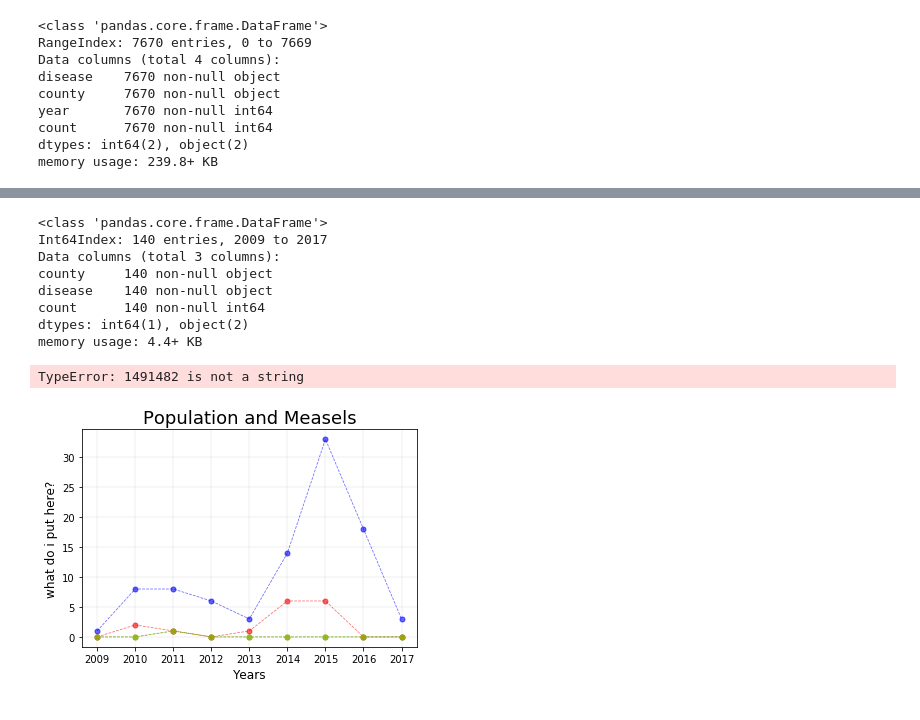
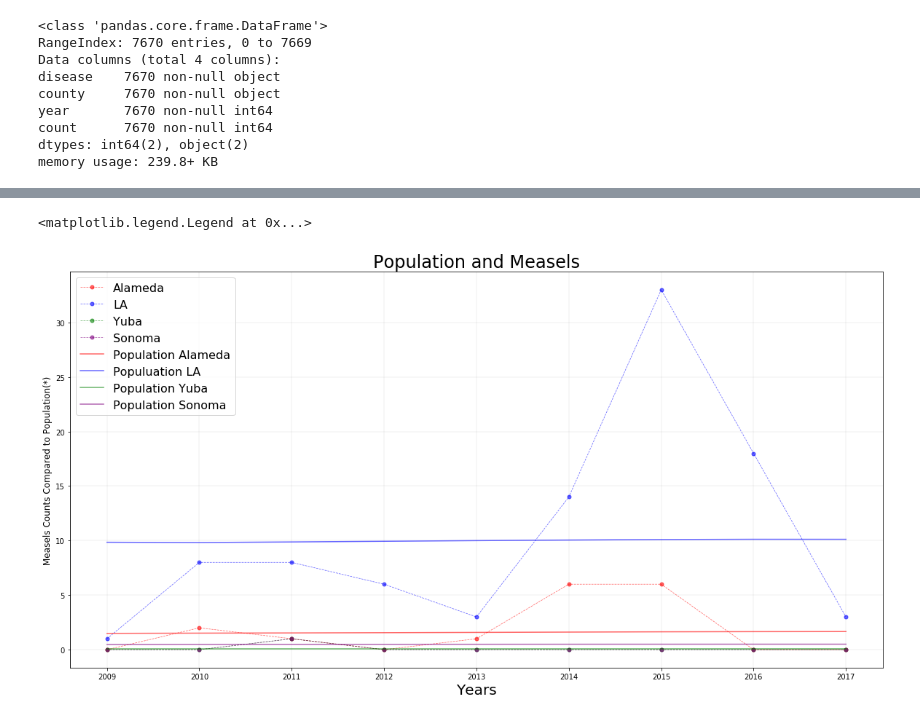
Before and after one commit to GCutaiar/group-project1, a Jupyter notebook: Resource/project1_read_csv_clay.ipynb, the cells around one changed output, grey strips where cells are left out. Saved outputs shown, nothing was run; the diff lists cells and outputs as text; code cells hidden in the pictures.

Commit message:
measels scatter for review

```diff
--- a/Resource/project1_read_csv_clay.ipynb
+++ b/Resource/project1_read_csv_clay.ipynb
@@ -12,11 +12,14 @@ Vax_Data = pd.read_csv("vaccine-preventable-disease-cases-by-county-and-year-2.c
 
 file = 'Population_Data.csv'
 
+#mung population data
 pop_read = pd.read_csv(file)
 pop_read
 pop_years = pop_read.drop(['2018'], axis = 1)
-pop_years.info()
-#pop_years_fin = pop_years.set_index("County")
-#pop_years_for_plot = pop_years.as_type(string)
-#pop_plot = pop_years_fin.to_string
-#pop_plot
+
+#mung poplutiaon data for plotting with population vs. disease count
+#diesease counts rarley grew to 300, so popluation size of millions have to be
+#scaled down to fit on a graph for visual comparison with hundreds of disease counts
+pop_years_fin = pop_years.set_index("County")
+pop_years_fin = pop_years_fin.values*.000001
+pop_for_scatter = pd.DataFrame(pop_years_fin)
@@ -143,7 +110,6 @@ dd_measles_09.head()
 dyr = dd_complete_4.set_index('year')
 dyrs = dyr.drop([2001, 2002, 2003, 2004, 2005, 2006, 2007, 2008])
 
-dyrs.info()
 ddyr_alameda = dyrs[dyrs["county"]== "Alameda"]
 ddyr_alameda_meas = ddyr_alameda[ddyr_alameda["disease"]== "Measles"]
 
@@ -155,38 +121,43 @@ ddyr_yuba_meas = ddyr_yuba[ddyr_yuba["disease"]== "Measles"]
 
 ddyr_sonoma = dyrs[dyrs["county"]== "Sonoma"]
 ddyr_sonoma_meas = ddyr_sonoma[ddyr_sonoma["disease"]== "Measles"]
-# %% [output]
-<class 'pandas.core.frame.DataFrame'>
-Int64Index: 140 entries, 2009 to 2017
-Data columns (total 3 columns):
-county     140 non-null object
-disease    140 non-null object
-count      140 non-null int64
-dtypes: int64(1), object(2)
-memory usage: 4.4+ KB
 # %%
 #mung population data to fit plot size
 # %%
-#cheap ass typing more:
+
 x_axis = ["2009", "2010", "2011", "2012", "2013", "2014", "2015", "2016", "2017"]
 
-#setting up Measels plot
-plt.title('Population and Measels', fontsize = 18)
-plt.xlabel('Years', fontsize = 12)
-plt.ylabel('what do i put here?', fontsize= 12)
+#made the figure bigger to showcase the info best
+plt.figure(figsize=(20,10))
+
+#setting up Measels plot lables, titles, etc.
+plt.title('Population and Measels', fontsize = 24)
+plt.xlabel('Years', fontsize=20)
+plt.ylabel('Measels Counts Compared to Population(*)', fontsize= 12)
 plt.grid(color='grey', linestyle='-', linewidth=0.25, alpha=0.5)
 
 #measles by 4 counties and years
-plt.plot(x_axis, ddyr_alameda_meas.iloc[:,2], marker = 'o', markersize=5, linestyle="--", linewidth=0.75, color = 'r', alpha = 0.6, label = "Alameda",)
-plt.plot(x_axis, ddyr_la_meas.iloc[:,2], marker = 'o', markersize=5, linestyle="--", linewidth=0.75, color = 'b', alpha = 0.6, label = "LA",)
-plt.plot(x_axis, ddyr_yuba_meas.iloc[:,2], marker = 'o', markersize=5, linestyle="--", linewidth=0.75, color = 'g', alpha = 0.6, label = "Yuba",)
-plt.plot(x_axis, ddyr_sonoma_meas.iloc[:,2], marker = 'o', markersize=5, linestyle="--", linewidth=0.75, color = 'y', alpha = 0.6, label = "Sonoma",)
+plt.plot(x_axis, ddyr_alameda_meas.iloc[:,2], marker = 'o', markersize=5,
+         linestyle="--", linewidth=0.75, color = 'r', alpha = 0.6, label = "Alameda",)
+plt.plot(x_axis, ddyr_la_meas.iloc[:,2], marker = 'o', markersize=5,
+         linestyle="--", linewidth=0.75, color = 'b', alpha = 0.6, label = "LA",)
+plt.plot(x_axis, ddyr_yuba_meas.iloc[:,2], marker = 'o', markersize=5,
+         linestyle="--", linewidth=0.75, color = 'g', alpha = 0.6, label = "Yuba",)
+plt.plot(x_axis, ddyr_sonoma_meas.iloc[:,2], marker = 'o', markersize=5,
+         linestyle="--", linewidth=0.75, color = 'purple', alpha = 0.6, label = "Sonoma",)
+
+plt.legend(fontsize = 16)
 
 #population by 4 counties and years
-plt.plot(x_axis, pop_years_for_plot.iloc[0,:])
-
+# put this here for reference: al = 0, LA = 3, Y = 14, Son = 12
+plt.plot(x_axis, pop_for_scatter.iloc[0,:], color = 'r', alpha = 0.6, label = "Population Alameda")
+plt.plot(x_axis, pop_for_scatter.iloc[3,:], color = 'b', alpha = 0.6, label = "Populuation LA")
+plt.plot(x_axis, pop_for_scatter.iloc[14,:], color = 'g', alpha = 0.6, label = "Population Yuba")
+plt.plot(x_axis, pop_for_scatter.iloc[12,:], color = 'purple', alpha = 0.6, label = "Population Sonoma")
 
 plt.legend(fontsize = 16)
+
+#quick analysis = amounts of disease followed a trend easily seen in bigger populations, also seen in small
 # %% [output]
-TypeError: 1491482 is not a string
+<matplotlib.legend.Legend at 0x...>
-[figure, old version]
+[figure, new version]
```
Also changed, not shown: parts of 5 cells of this notebook.
